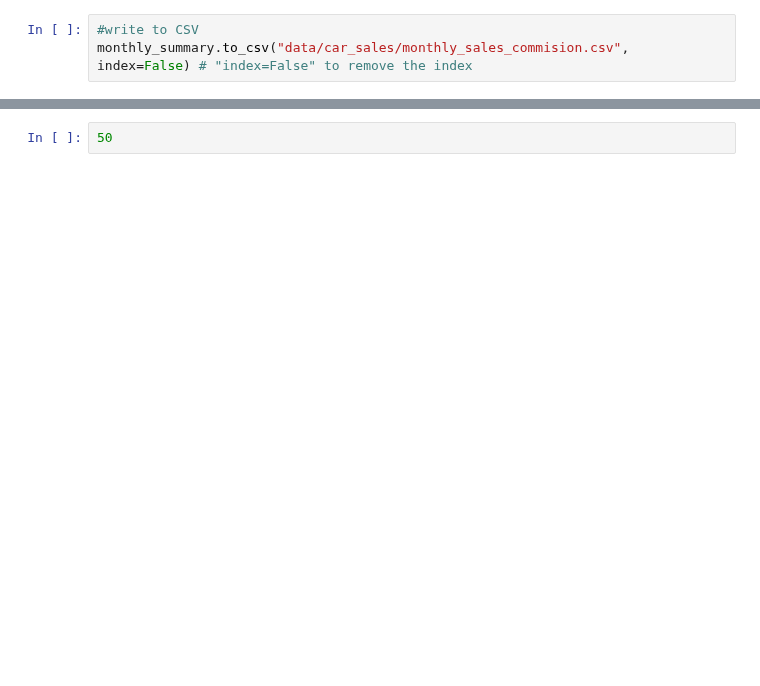
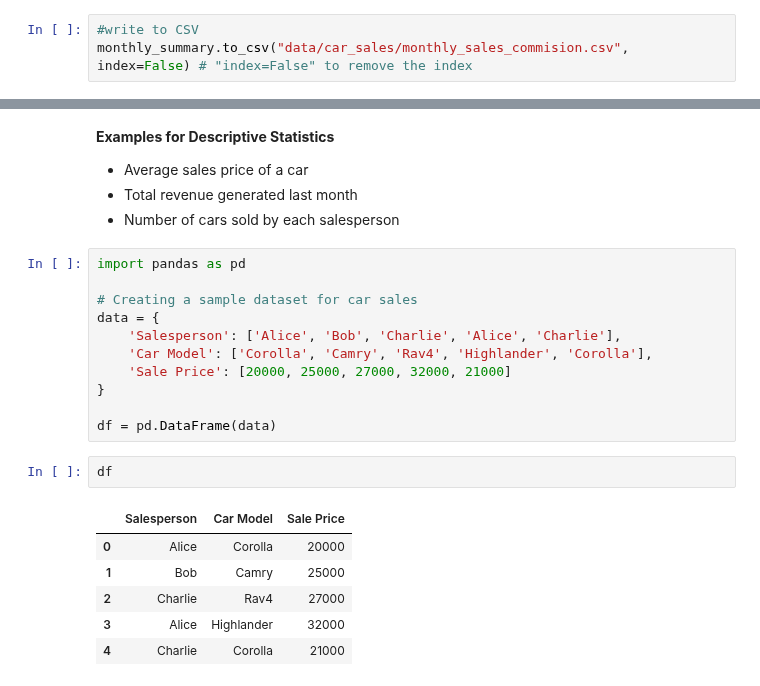
Before and after one commit to gokulraj-sha/python-learning, a Jupyter notebook: Pandas/05_Data_cleaning.ipynb, the cells around one changed output, grey strips where cells are left out. Cells and saved outputs as stored; diff of their text form; blank space fills up the shorter version.

```diff
--- a/Pandas/05_Data_cleaning.ipynb
+++ b/Pandas/05_Data_cleaning.ipynb
@@ -2101,2 +2130,26 @@ monthly_summary.to_csv("data/car_sales/monthly_sales_commision.csv", index=False
+# %% [markdown]
+**Examples for Descriptive Statistics**
+
+- Average sales price of a car
+- Total revenue generated last month
+- Number of cars sold by each salesperson
 # %%
-50
+import pandas as pd
+
+# Creating a sample dataset for car sales
+data = {
+    'Salesperson': ['Alice', 'Bob', 'Charlie', 'Alice', 'Charlie'],
+    'Car Model': ['Corolla', 'Camry', 'Rav4', 'Highlander', 'Corolla'],
+    'Sale Price': [20000, 25000, 27000, 32000, 21000]
+}
+
+df = pd.DataFrame(data)
+# %%
+df
+# %% [output]
+|  | Salesperson | Car Model | Sale Price |
+| 0 | Alice | Corolla | 20000 |
+| 1 | Bob | Camry | 25000 |
+| 2 | Charlie | Rav4 | 27000 |
+| 3 | Alice | Highlander | 32000 |
+| 4 | Charlie | Corolla | 21000 |
```
Also changed, not shown: parts of 7 cells of this notebook, 15 other files.
